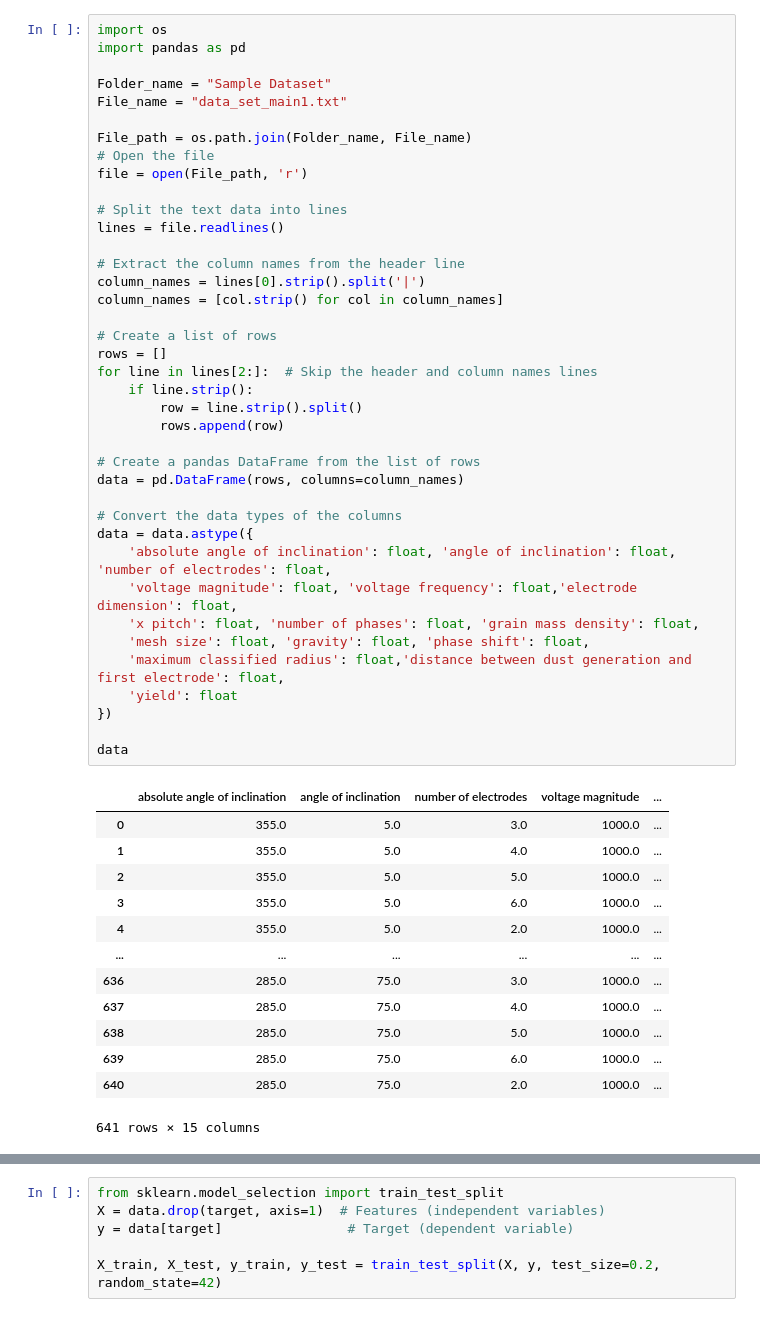
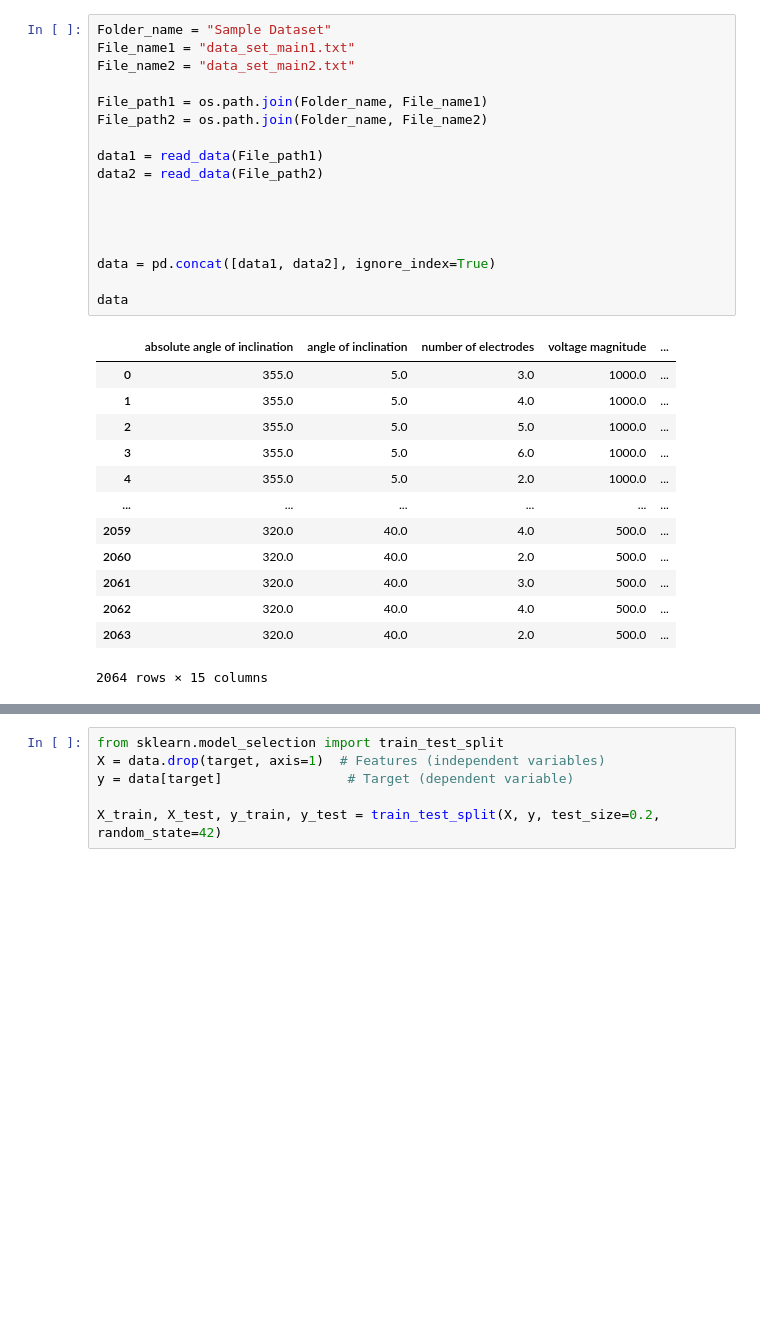
Before and after one commit to Kalpit-Vadnerkar/DL-GPU-Electrostatic-Sieve, a Jupyter notebook: Data_Processing.ipynb, the cells around one changed output, grey strips where cells are left out. Drawn from its saved outputs; the diff is of its cells as text; blank space fills up the shorter version.

```diff
--- a/Data_Processing.ipynb
+++ b/Data_Processing.ipynb
@@ -1,56 +36,34 @@
 # %%
-import os
-import pandas as pd
+Folder_name = "Sample Dataset"
+File_name1 = "data_set_main1.txt"
+File_name2 = "data_set_main2.txt"
 
-Folder_name = "Sample Dataset"
-File_name = "data_set_main1.txt"
+File_path1 = os.path.join(Folder_name, File_name1)
+File_path2 = os.path.join(Folder_name, File_name2)
 
-File_path = os.path.join(Folder_name, File_name)
-# Open the file
-file = open(File_path, 'r')
+data1 = read_data(File_path1)
+data2 = read_data(File_path2)
 
-# Split the text data into lines
-lines = file.readlines()
 
-# Extract the column names from the header line
-column_names = lines[0].strip().split('|')
-column_names = [col.strip() for col in column_names]
 
-# Create a list of rows
-rows = []
-for line in lines[2:]:  # Skip the header and column names lines
-    if line.strip():
-        row = line.strip().split()
-        rows.append(row)
 
-# Create a pandas DataFrame from the list of rows
-data = pd.DataFrame(rows, columns=column_names)
-
-# Convert the data types of the columns
-data = data.astype({
-    'absolute angle of inclination': float, 'angle of inclination': float, 'number of electrodes': float,
-    'voltage magnitude': float, 'voltage frequency': float,'electrode dimension': float,
-    'x pitch': float, 'number of phases': float, 'grain mass density': float,
-    'mesh size': float, 'gravity': float, 'phase shift': float,
-    'maximum classified radius': float,'distance between dust generation and first electrode': float,
-    'yield': float
-})
+data = pd.concat([data1, data2], ignore_index=True)
 
 data
 # %% [output]
 |  | absolute angle of inclination | angle of inclination | number of electrodes | voltage magnitude | ... |
 | 0 | 355.0 | 5.0 | 3.0 | 1000.0 | ... |
 | 1 | 355.0 | 5.0 | 4.0 | 1000.0 | ... |
 | 2 | 355.0 | 5.0 | 5.0 | 1000.0 | ... |
 | 3 | 355.0 | 5.0 | 6.0 | 1000.0 | ... |
 | 4 | 355.0 | 5.0 | 2.0 | 1000.0 | ... |
 | ... | ... | ... | ... | ... | ... |
-| 636 | 285.0 | 75.0 | 3.0 | 1000.0 | ... |
-| 637 | 285.0 | 75.0 | 4.0 | 1000.0 | ... |
-| 638 | 285.0 | 75.0 | 5.0 | 1000.0 | ... |
-| 639 | 285.0 | 75.0 | 6.0 | 1000.0 | ... |
-| 640 | 285.0 | 75.0 | 2.0 | 1000.0 | ... |
+| 2059 | 320.0 | 40.0 | 4.0 | 500.0 | ... |
+| 2060 | 320.0 | 40.0 | 2.0 | 500.0 | ... |
+| 2061 | 320.0 | 40.0 | 3.0 | 500.0 | ... |
+| 2062 | 320.0 | 40.0 | 4.0 | 500.0 | ... |
+| 2063 | 320.0 | 40.0 | 2.0 | 500.0 | ... |
-641 rows × 15 columns
+2064 rows × 15 columns
 # %%
 data.info()
 data.describe(include='all')
```
Also changed, not shown: parts of 6 cells of this notebook, 1 other file.
